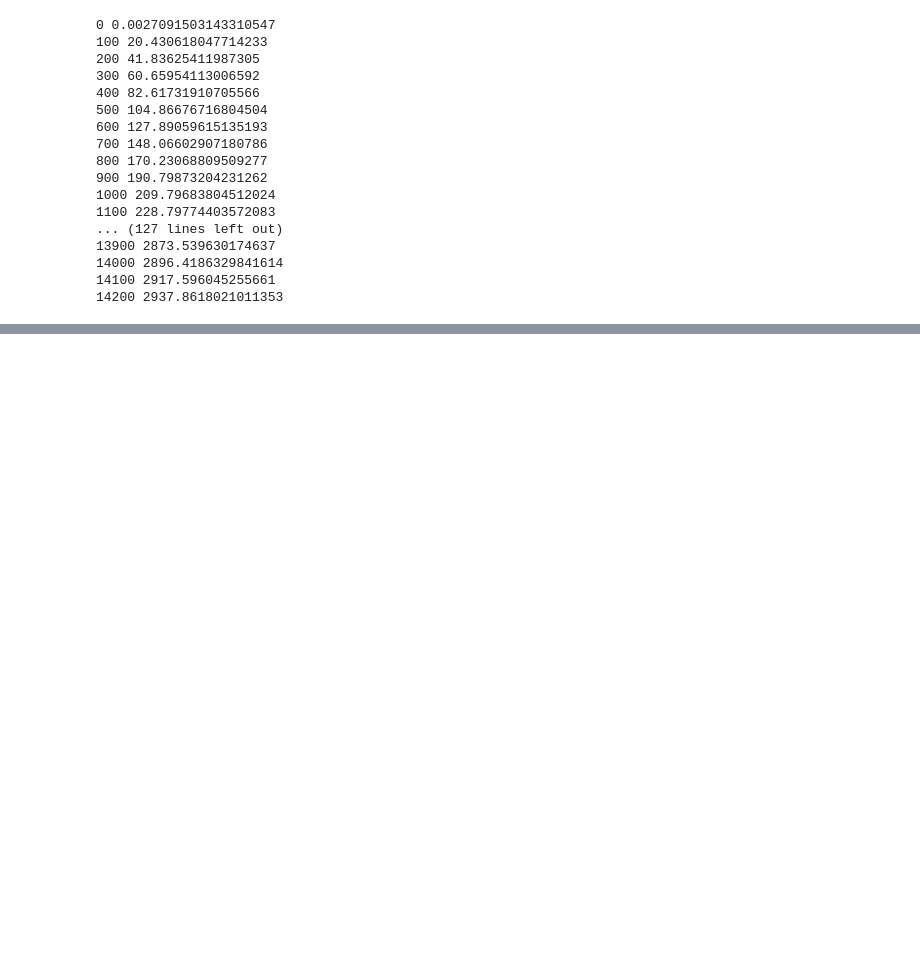
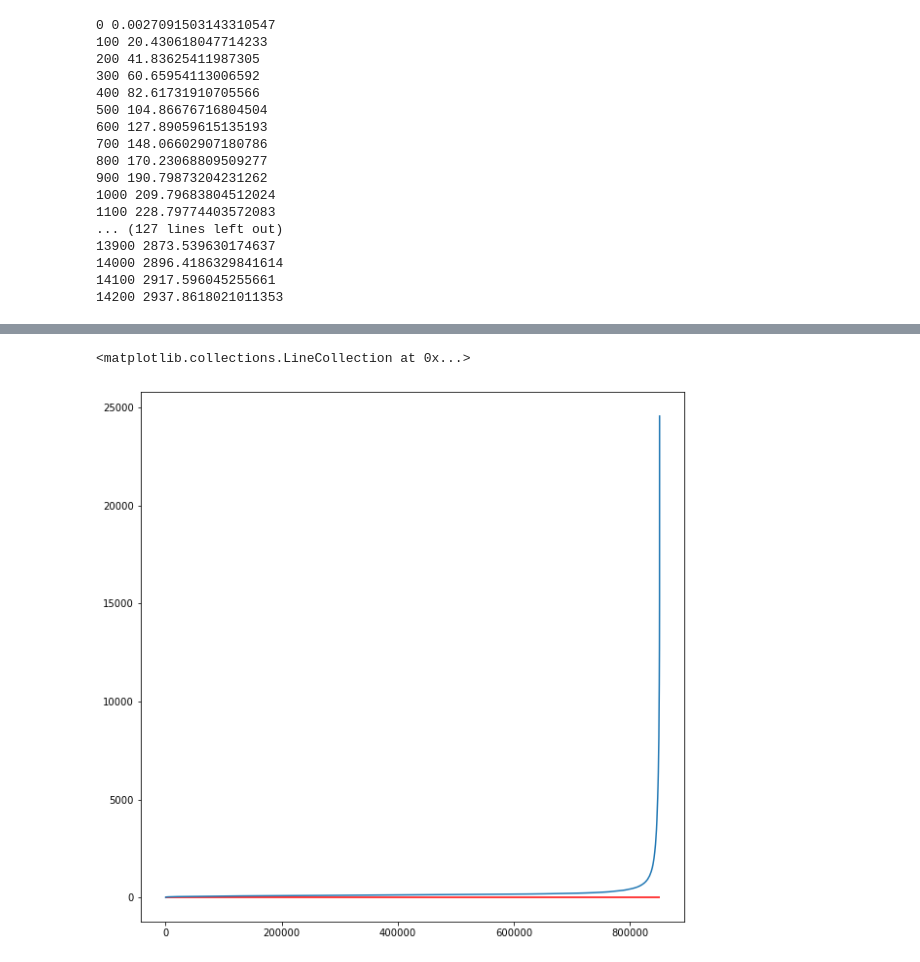
Before and after one commit to craigschmidt/idf-glove, a Jupyter notebook: idfglove42.ipynb, the cells around one changed output, grey strips where cells are left out. Saved outputs shown, nothing was run; the diff lists cells and outputs as text; code cells hidden in the pictures; blank space fills up the shorter version.

Commit message:
idfglove42.ipynb, version using 42B word Glove vectors

```diff
--- a/idfglove42.ipynb
+++ b/idfglove42.ipynb
@@ -378,12 +379,13 @@ out.close()
 # %%
 import pandas as pd
-igdf = pd.read_csv("/Users/cschmidt/otherrepos/idf-glove/3d25cb2a-9e00-4adc-9f7b-9017e488edee.csv")
+igdf = pd.read_csv("/Users/cschmidt/otherrepos/idf-glove/e73f3955-ae36-4e87-bf0e-e3bafb16b66e.csv")
 print(len(igdf))
 igdf = igdf[igdf["df"] > 1.0]
 print(len(igdf))
 
 igvocab = igdf["y"].values
 ig = igdf["ig"].values
+logig = [log(gain) for gain in ig]
 df = igdf["df"].values
 
 # huh, a bunch must be in a single page
@@ -509,0 +562,9 @@ plt.hlines(y=0,xmin=0, xmax=len(ig), color="red")
+# %%
+sortedig = sorted(ig)
+# %%
+plt.rcParams['figure.figsize'] = [10, 10]
+plt.plot(sortedig)
+plt.hlines(y=0,xmin=0, xmax=len(ig), color="red")
+# %% [output]
+<matplotlib.collections.LineCollection at 0x...>
+[figure, added]
```
Also changed, not shown: parts of 56 cells of this notebook.
